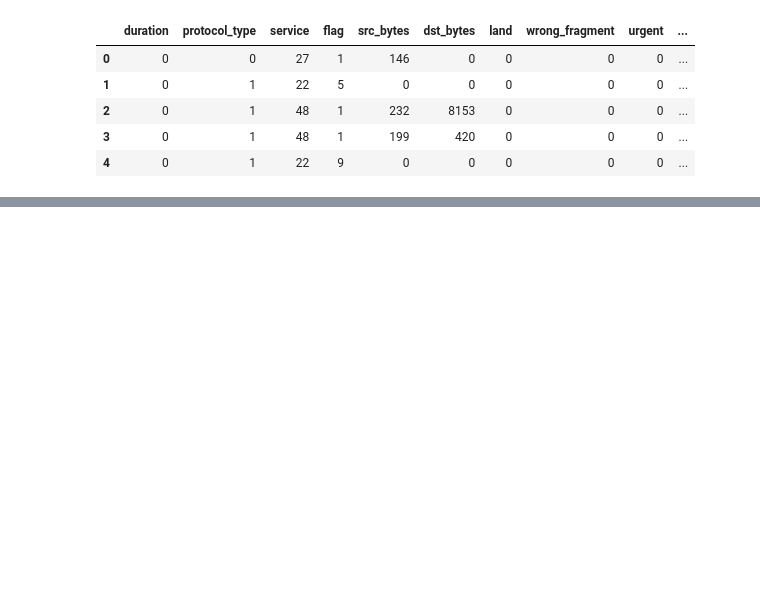
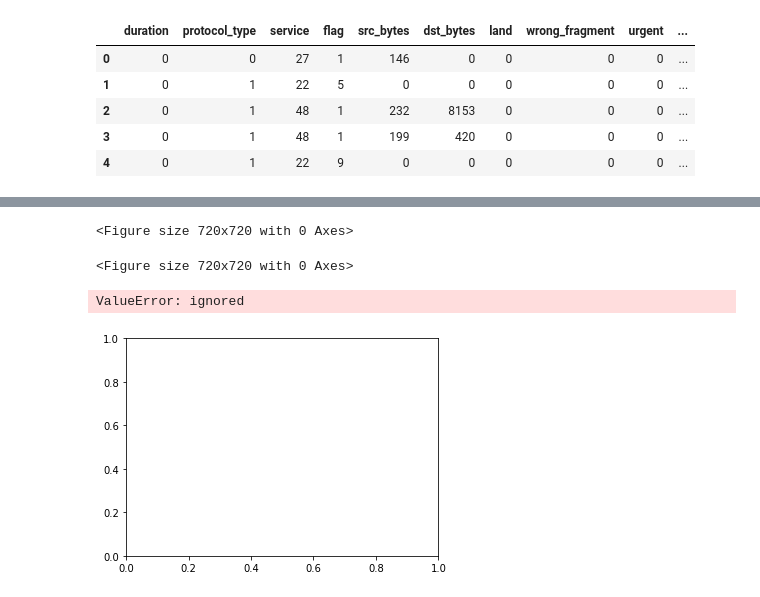
Before and after one commit to hasobi/skripsi, a Jupyter notebook: P_C_A_v2.ipynb, the cells around one changed output, grey strips where cells are left out. Cells and saved outputs as stored; diff of their text form; code cells hidden in the pictures; blank space fills up the shorter version.

```diff
--- a/P_C_A_v2.ipynb
+++ b/P_C_A_v2.ipynb
@@ -423,10 +399,3 @@ data_primary.head()
 | 2 | 0 | 1 | 48 | 1 | 232 | 8153 | 0 | 0 | 0 | ... |
 | 3 | 0 | 1 | 48 | 1 | 199 | 420 | 0 | 0 | 0 | ... |
 | 4 | 0 | 1 | 22 | 9 | 0 | 0 | 0 | 0 | 0 | ... |
-# %%
-X = data_primary.loc[:, :'num_packet']
-y = data_primary.loc[:, 'type_attack']
-
-y = y.astype(str)
-
-temp = set(y)
@@ -470,0 +402,9 @@ AttributeError: ignored
+# %%
+data_primary1 = data_primary
+# %%
+attack_dict={
+    "normal"  : 0,
+    "dos"     : 1,
+}
+
+data_primary1.replace(attack_dict, inplace = True)
@@ -470,0 +425,21 @@ AttributeError: ignored
+# %%
+'''
+data = data_primary1  #pd.read_csv('https://raw.githubusercontent.com/drazenz/heatmap/master/autos.clean.csv')
+
+corr = data.corr()
+
+plt.figure(figsize=(20,20))
+
+
+ax = sns.heatmap(
+    corr,
+    vmin=-1, vmax=1, center=0,
+    cmap=sns.diverging_palette(20, 220, n=200),
+    square=True
+)
+ax.set_xticklabels(
+    ax.get_xticklabels(),
+    rotation=45,
+    horizontalalignment='right'
+);
+'''
@@ -470,0 +672,10 @@ AttributeError: ignored
+# %%
+plt.figure(figsize=(10, 10))
+# %% [output]
+<Figure size 720x720 with 0 Axes>
+<Figure size 720x720 with 0 Axes>
+# %%
+corrplot(data.corr())
+# %% [output]
+ValueError: ignored
+[figure, added]
```
Also changed, not shown: parts of 19 cells of this notebook.
